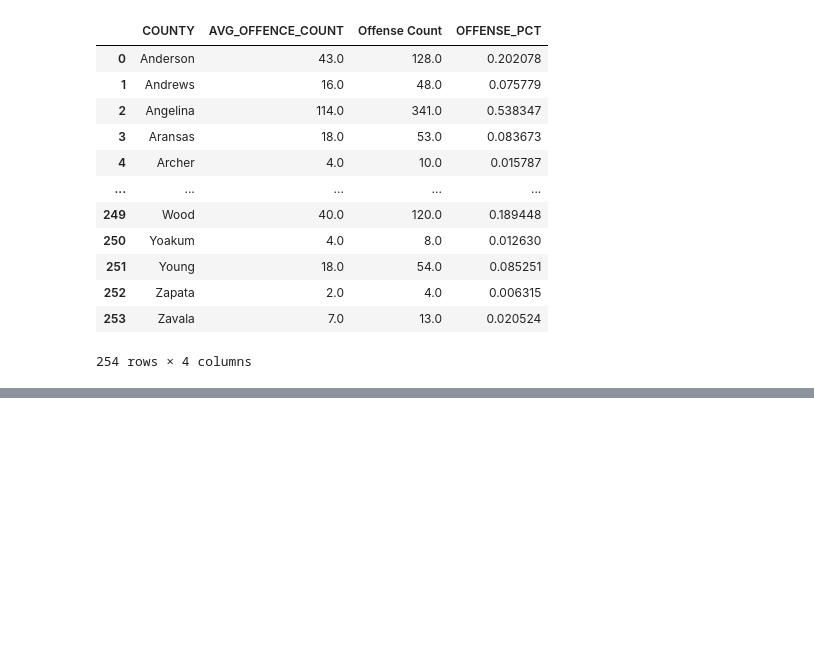
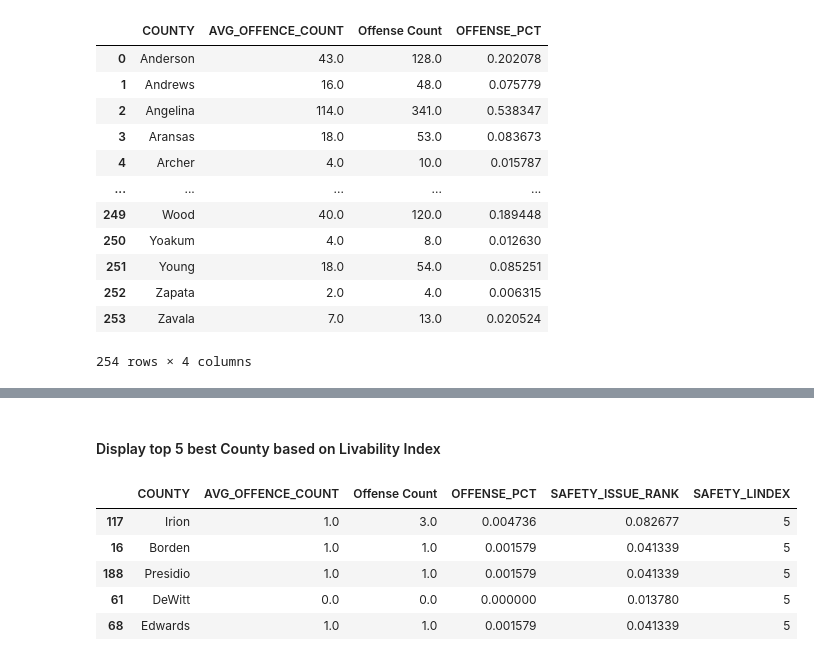
Before and after one commit to anitha0615/project_1, a Jupyter notebook: Analysis/Safety_Analysis_final.ipynb, the cells around one changed output, grey strips where cells are left out. Drawn from its saved outputs; the diff is of its cells as text; code cells hidden in the pictures; blank space fills up the shorter version.

```diff
--- a/Analysis/Safety_Analysis_final.ipynb
+++ b/Analysis/Safety_Analysis_final.ipynb
@@ -199,0 +204,11 @@ SummaryStatisticsDF.to_csv("../output/safety_analysis.csv",index=False)
+# %% [markdown]
+#### Display top 5 best County based on Livability Index
+# %%
+SummaryStatisticsDF.sort_values(by=['SAFETY_LINDEX'], ascending=False).head(5)
+# %% [output]
+|  | COUNTY | AVG_OFFENCE_COUNT | Offense Count | OFFENSE_PCT | SAFETY_ISSUE_RANK | SAFETY_LINDEX |
+| 117 | Irion | 1.0 | 3.0 | 0.004736 | 0.082677 | 5 |
+| 16 | Borden | 1.0 | 1.0 | 0.001579 | 0.041339 | 5 |
+| 188 | Presidio | 1.0 | 1.0 | 0.001579 | 0.041339 | 5 |
+| 61 | DeWitt | 0.0 | 0.0 | 0.000000 | 0.013780 | 5 |
+| 68 | Edwards | 1.0 | 1.0 | 0.001579 | 0.041339 | 5 |
```
Also changed, not shown: parts of 5 cells of this notebook.
